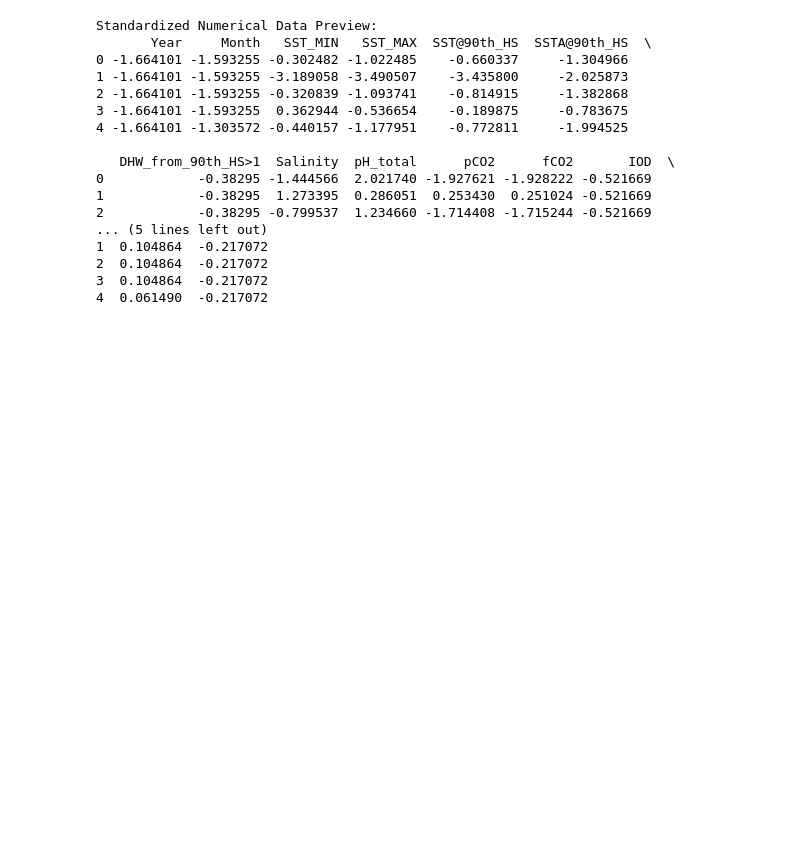
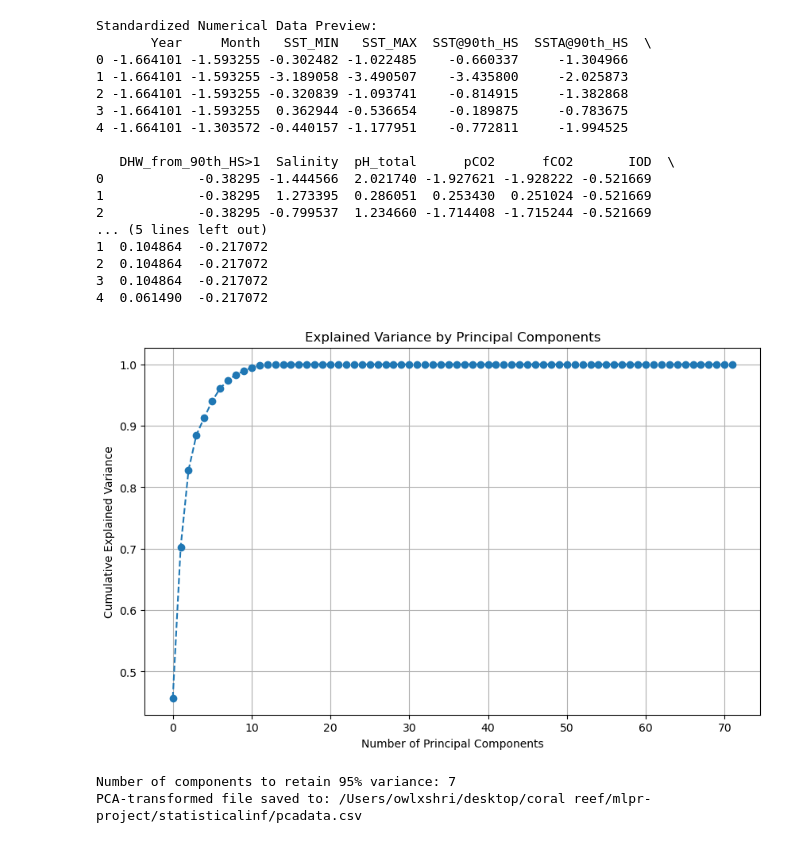
Before and after one commit to shrijacked/Coral-Reef-Bleaching-Prediction, a Jupyter notebook: statisticalinf/dataAnalysis.ipynb, the cells around one changed output. Drawn from its saved outputs; the diff is of its cells as text; code cells hidden in the pictures; blank space fills up the shorter version.

Commit message:
pca done and pca data

```diff
--- a/statisticalinf/dataAnalysis.ipynb
+++ b/statisticalinf/dataAnalysis.ipynb
@@ -186,3 +186,49 @@ if 'Latitude' in df.columns and 'Longitude' in df.columns:
     plt.ylabel("Latitude")
     plt.title("Geospatial Distribution of pCO₂")
     plt.show()
+# %%
+from sklearn.decomposition import PCA
+from sklearn.preprocessing import StandardScaler
+
+file_path = "/Users/owlxshri/desktop/coral reef/mlpr-project/statisticalinf/finaldata_onehotafterdropreefname.csv"
+df = pd.read_csv(file_path)
+
+
+scaler = StandardScaler()
+df_scaled = scaler.fit_transform(df)
+
+
+pca = PCA()
+principal_components = pca.fit_transform(df_scaled)
+
+
+explained_variance = pca.explained_variance_ratio_
+
+
+plt.figure(figsize=(10, 6))
+plt.plot(np.cumsum(explained_variance), marker='o', linestyle='--')
+plt.xlabel("Number of Principal Components")
+plt.ylabel("Cumulative Explained Variance")
+plt.title("Explained Variance by Principal Components")
+plt.grid()
+plt.show()
+
+
+num_components = np.argmax(np.cumsum(explained_variance) >= 0.95) + 1
+print(f"Number of components to retain 95% variance: {num_components}")
+
+
+pca = PCA(n_components=num_components)
+df_pca = pca.fit_transform(df_scaled)
+
+
+df_pca = pd.DataFrame(df_pca, columns=[f'PC{i+1}' for i in range(num_components)])
+
+
+output_path = "/Users/owlxshri/desktop/coral reef/mlpr-project/statisticalinf/pcadata.csv"
+df_pca.to_csv(output_path, index=False)
+print(f"PCA-transformed file saved to: {output_path}")
+# %% [output]
+[figure, added]
+Number of components to retain 95% variance: 7
+PCA-transformed file saved to: /Users/owlxshri/desktop/coral reef/mlpr-project/statisticalinf/pcadata.csv
```
Also changed, not shown: parts of 1 cell of this notebook, 3 other files.
